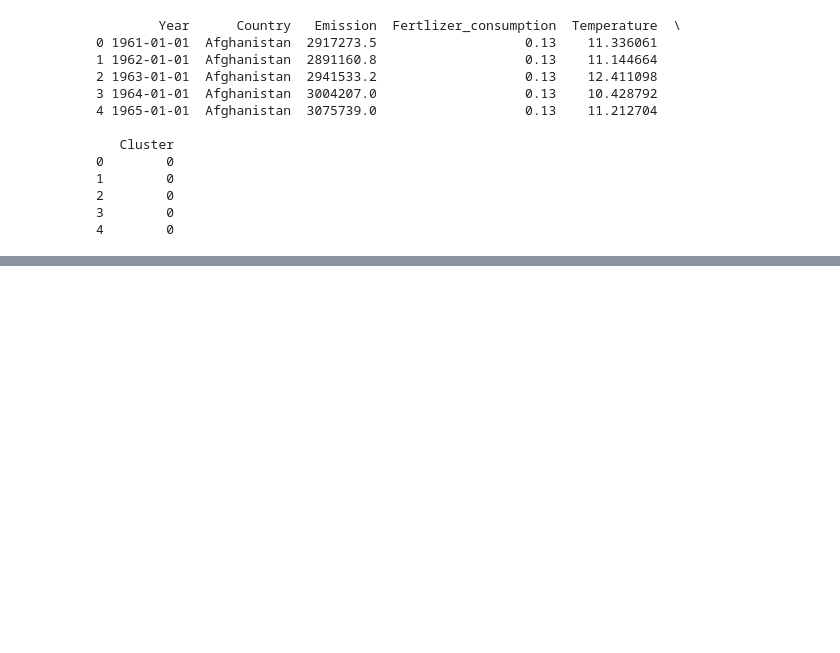
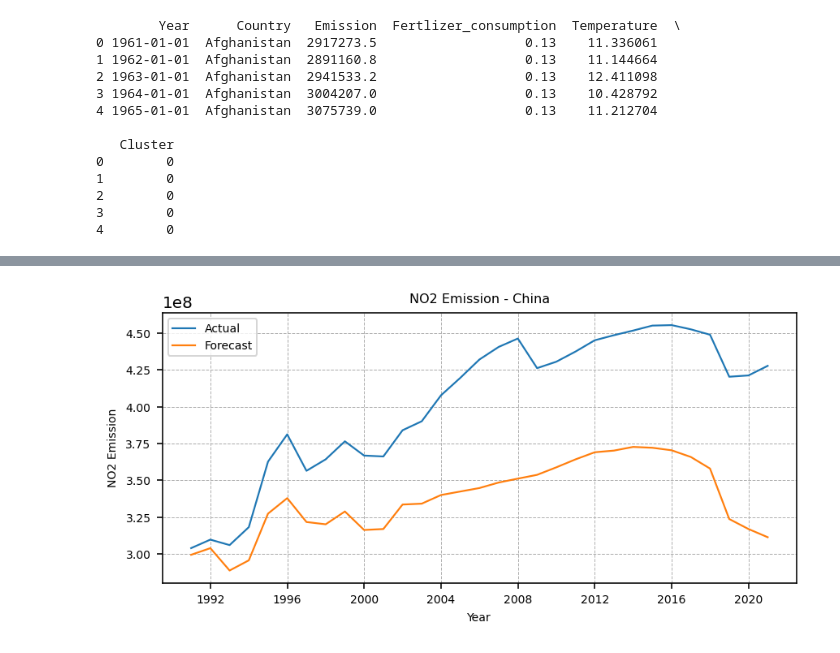
Before and after one commit to MuhammedThariq/Data-Science-Final-Project, a Jupyter notebook: Forecast.ipynb, the cells around one changed output, grey strips where cells are left out. Saved outputs shown, nothing was run; the diff lists cells and outputs as text; code cells hidden in the pictures; blank space fills up the shorter version.

```diff
--- a/Forecast.ipynb
+++ b/Forecast.ipynb
@@ -189,0 +214,16 @@ MAPE :  9.170794320019194
+# %%
+plt.figure(dpi=144, figsize=(7,3))
+plt.plot(china_df.index[len(xtrain):], china_df.iloc[len(xtrain):]['Emission'], label="Actual",
+            linewidth = 1.1)
+plt.plot(china_df.index[len(xtrain):], sarimax_model1_forecast, label='Forecast',
+          linewidth = 1.1)
+plt.xlabel("Year", fontsize=7)
+plt.ylabel("NO2 Emission", fontsize=7)
+plt.grid(linewidth=0.5, linestyle='--')
+plt.legend(fontsize=7)
+plt.xticks(fontsize=7)
+plt.yticks(fontsize=7)
+plt.title("NO2 Emission - China", fontsize=8)
+plt.show()
+# %% [output]
+[figure, added]
```
Also changed, not shown: parts of 56 cells of this notebook.
